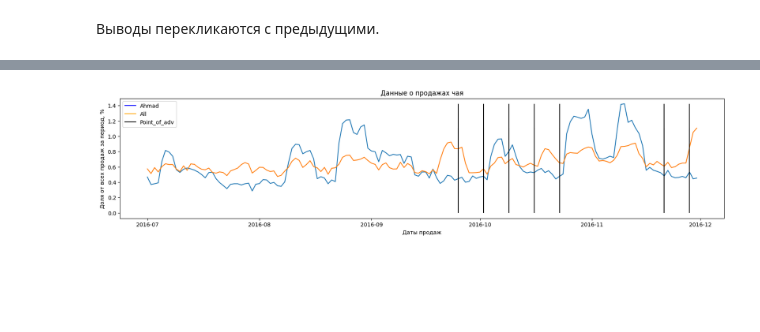
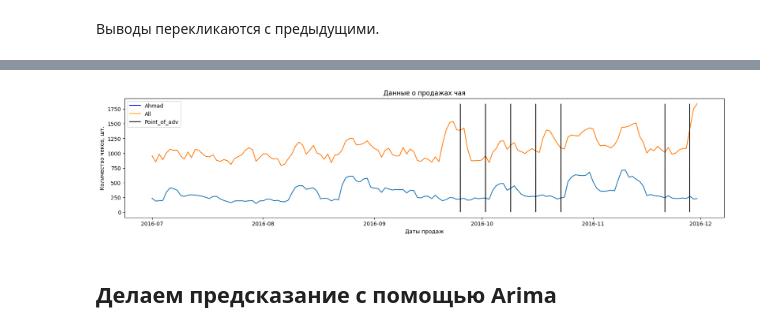
Before and after one commit to PavelNovikov888/Anomaly_Detection, a Jupyter notebook: Проект_Детектирование_аномалий.ipynb, the cells around one changed output, grey strips where cells are left out. Drawn from its saved outputs; the diff is of its cells as text; code cells hidden in the pictures; blank space fills up the shorter version.

```diff
--- a/Проект_Детектирование_аномалий.ipynb
+++ b/Проект_Детектирование_аномалий.ipynb
@@ -470,33 +497,36 @@ df_corr = pd.DataFrame()
 plt.rcParams['figure.figsize'] = [20, 4]
 #создадим объект фигуры
 fig = plt.figure()
 ax = plt.subplot(111)
 # создадим список брендов и общий
 list_brand = df_pivot[['Ahmad', 'All']]
 # в цикле нанесем на график продажи в по брендам
 for brand in list_brand:
   # сделаем срез данных по бренду
   df_for_plot = df_pivot[brand]
   # проводим нормализацию данных
-  df_sales = df_for_plot/df_for_plot.sum()*100
+  # df_sales = df_for_plot/df_for_plot.sum()*100
+  df_sales = df_for_plot
   # производим декомпозицию временного ряда, устраним недельный тренд
   decomposition = seasonal_decompose(df_sales)
   # удаляем пропуски
   trend7 = decomposition.observed.dropna()
   # добавим данные в датафрейм для последующего анализа корреляций
   df_corr[brand] = trend7
   # добавим график на фигуру
   # fig, ax = plt.subplots()
   blue_line = mlines.Line2D([], [], color='blue', label='Ahmad')
   orange_line = mlines.Line2D([], [], color='orange', label='All')
   black_line = mlines.Line2D([], [], color='black', label='Point_of_adv')
   # Заголовок таблицы
   plt.title("Данные о продажах чая")
   # Подписи осей
   plt.xlabel("Даты продаж")
-  plt.ylabel("Доля от всех продаж за период, %")
+  plt.ylabel("Количество чеков, шт.")
   plt.plot(trend7)
   ax.legend(handles=[blue_line, orange_line, black_line], loc ='upper left')
   ax.vlines(data_tv_filter['date'], 0, df_sales.max(),colors='black')
 # %% [output]
-[figure, old version]
+[figure, new version]
+# %% [markdown]
+## Делаем предсказание с помощью Arima
```
Also changed, not shown: parts of 26 cells of this notebook.
